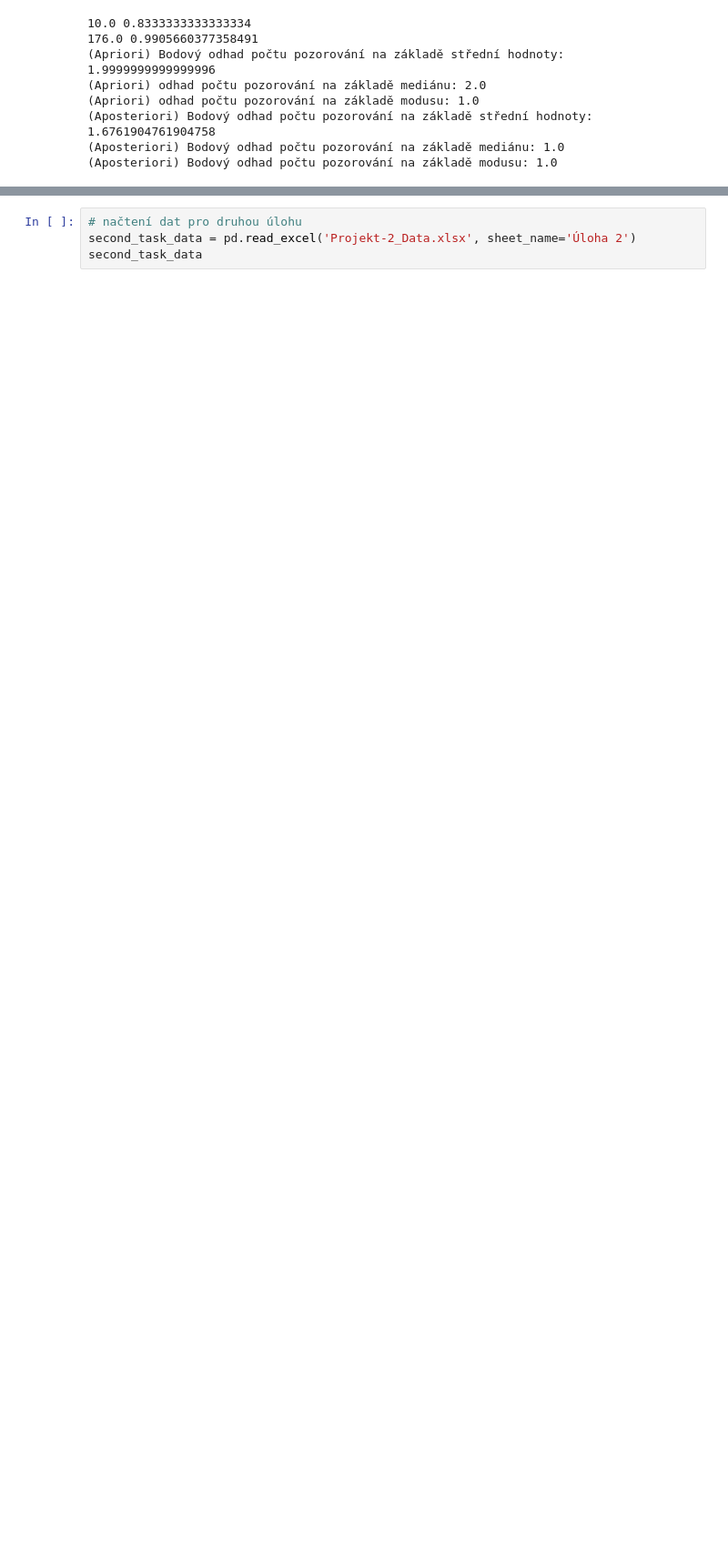
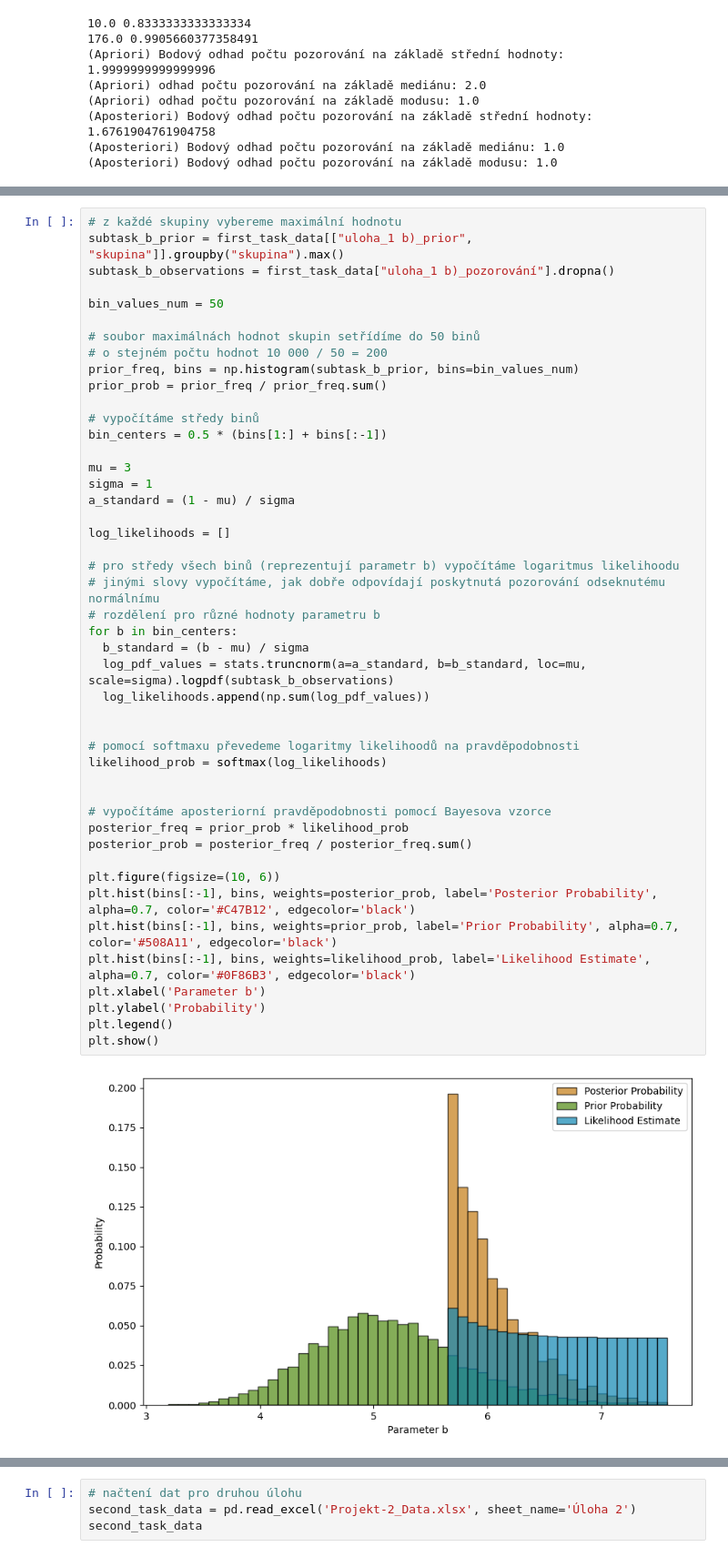
Before and after one commit to LukasFoltyn/msp-2, a Jupyter notebook: Foltyn_MSP_2-projekt.ipynb, the cells around one changed output, grey strips where cells are left out. Shown at 91% size. Drawn from its saved outputs; the diff is of its cells as text; blank space fills up the shorter version.

```diff
--- a/Foltyn_MSP_2-projekt.ipynb
+++ b/Foltyn_MSP_2-projekt.ipynb
@@ -154,0 +136,48 @@ plt.show()
+# %%
+# z každé skupiny vybereme maximální hodnotu
+subtask_b_prior = first_task_data[["uloha_1 b)_prior", "skupina"]].groupby("skupina").max()
+subtask_b_observations = first_task_data["uloha_1 b)_pozorování"].dropna()
+
+bin_values_num = 50
+
+# soubor maximálnách hodnot skupin setřídíme do 50 binů
+# o stejném počtu hodnot 10 000 / 50 = 200
+prior_freq, bins = np.histogram(subtask_b_prior, bins=bin_values_num)
+prior_prob = prior_freq / prior_freq.sum()
+
+# vypočítáme středy binů
+bin_centers = 0.5 * (bins[1:] + bins[:-1])
+
+mu = 3
+sigma = 1
+a_standard = (1 - mu) / sigma
+
+log_likelihoods = []
+
+# pro středy všech binů (reprezentují parametr b) vypočítáme logaritmus likelihoodu
+# jinými slovy vypočítáme, jak dobře odpovídají poskytnutá pozorování odseknutému normálnímu
+# rozdělení pro různé hodnoty parametru b
+for b in bin_centers:
+  b_standard = (b - mu) / sigma
+  log_pdf_values = stats.truncnorm(a=a_standard, b=b_standard, loc=mu, scale=sigma).logpdf(subtask_b_observations)
+  log_likelihoods.append(np.sum(log_pdf_values))
+
+
+# pomocí softmaxu převedeme logaritmy likelihoodů na pravděpodobnosti
+likelihood_prob = softmax(log_likelihoods)
+
+
+# vypočítáme aposteriorní pravděpodobnosti pomocí Bayesova vzorce
+posterior_freq = prior_prob * likelihood_prob
+posterior_prob = posterior_freq / posterior_freq.sum()
+
+plt.figure(figsize=(10, 6))
+plt.hist(bins[:-1], bins, weights=posterior_prob, label='Posterior Probability', alpha=0.7, color='#C47B12', edgecolor='black')
+plt.hist(bins[:-1], bins, weights=prior_prob, label='Prior Probability', alpha=0.7, color='#508A11', edgecolor='black')
+plt.hist(bins[:-1], bins, weights=likelihood_prob, label='Likelihood Estimate', alpha=0.7, color='#0F86B3', edgecolor='black')
+plt.xlabel('Parameter b')
+plt.ylabel('Probability')
+plt.legend()
+plt.show()
+# %% [output]
+[figure, added]
```
Also changed, not shown: parts of 5 cells of this notebook.
